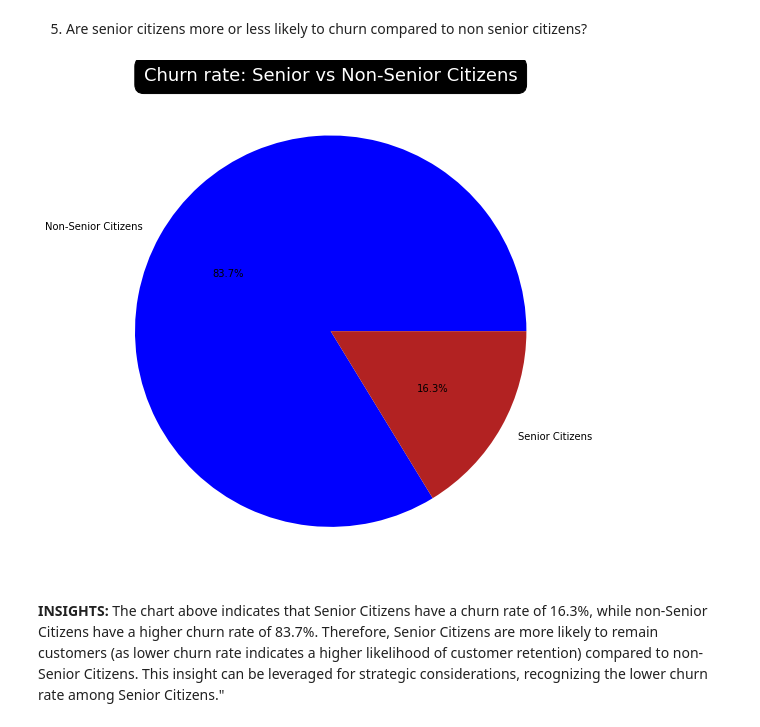
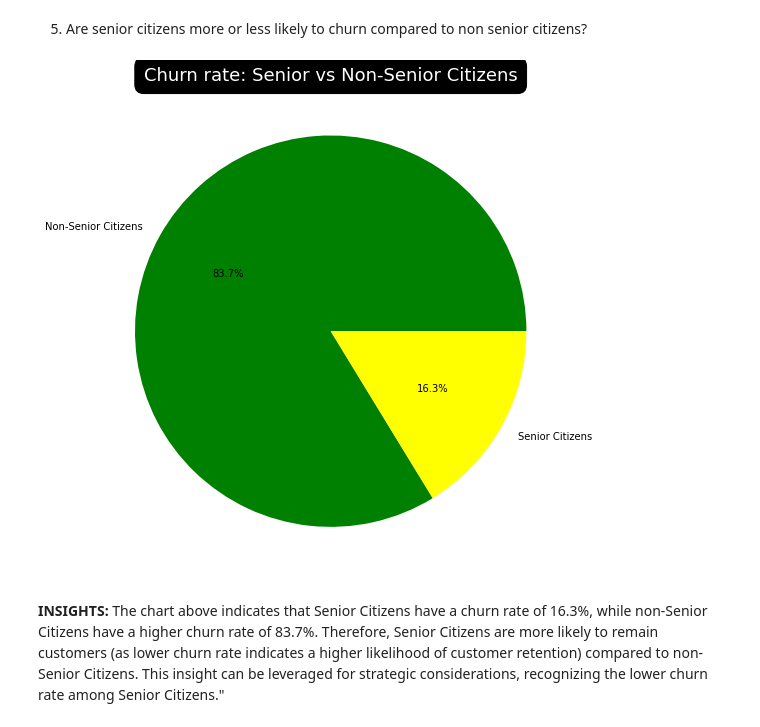
Before and after one commit to Lmarufu/CUSTOMERS-CHURN-LP2, a Jupyter notebook: notebook1.ipynb, the cells around one changed output. Cells and saved outputs as stored; diff of their text form; code cells hidden in the pictures.

```diff
--- a/notebook1.ipynb
+++ b/notebook1.ipynb
@@ -810,22 +808,22 @@ Analyzing the varied churn patterns associated with different customer payment m
 # %%
 
 # Create a DataFrame with churn counts for senior and non-senior citizens
 churn_counts = df_preprocessed['SeniorCitizen'].value_counts()
 
 # Plotting a pie chart
 plt.figure(figsize=(9, 9))
-plt.pie(churn_counts, labels=['Non-Senior Citizens', 'Senior Citizens'], autopct='%1.1f%%', colors=['blue', 'Firebrick'])
+plt.pie(churn_counts, labels=['Non-Senior Citizens', 'Senior Citizens'], autopct='%1.1f%%', colors=['green', 'yellow'])
 
 # Set the title with increased font size and white color
 title_text = plt.title('Churn rate: Senior vs Non-Senior Citizens', fontsize=18, color='white')
 
 # Set the background color for the title
 title_text.set_bbox(dict(facecolor='black', edgecolor='black', boxstyle='round,pad=0.5'))
 
 # Your other plot settings and show the plot
 plt.show()
 # %% [output]
-[figure, old version]
+[figure, new version]
 # %% [markdown]
 **INSIGHTS:**
 The chart above indicates that Senior Citizens have a churn rate of 16.3%, while non-Senior Citizens have a higher churn rate of 83.7%. Therefore, Senior Citizens are more likely to remain customers (as lower churn rate indicates a higher likelihood of customer retention) compared to non-Senior Citizens. This insight can be leveraged for strategic considerations, recognizing the lower churn rate among Senior Citizens."
```
Also changed, not shown: parts of 45 cells of this notebook.
